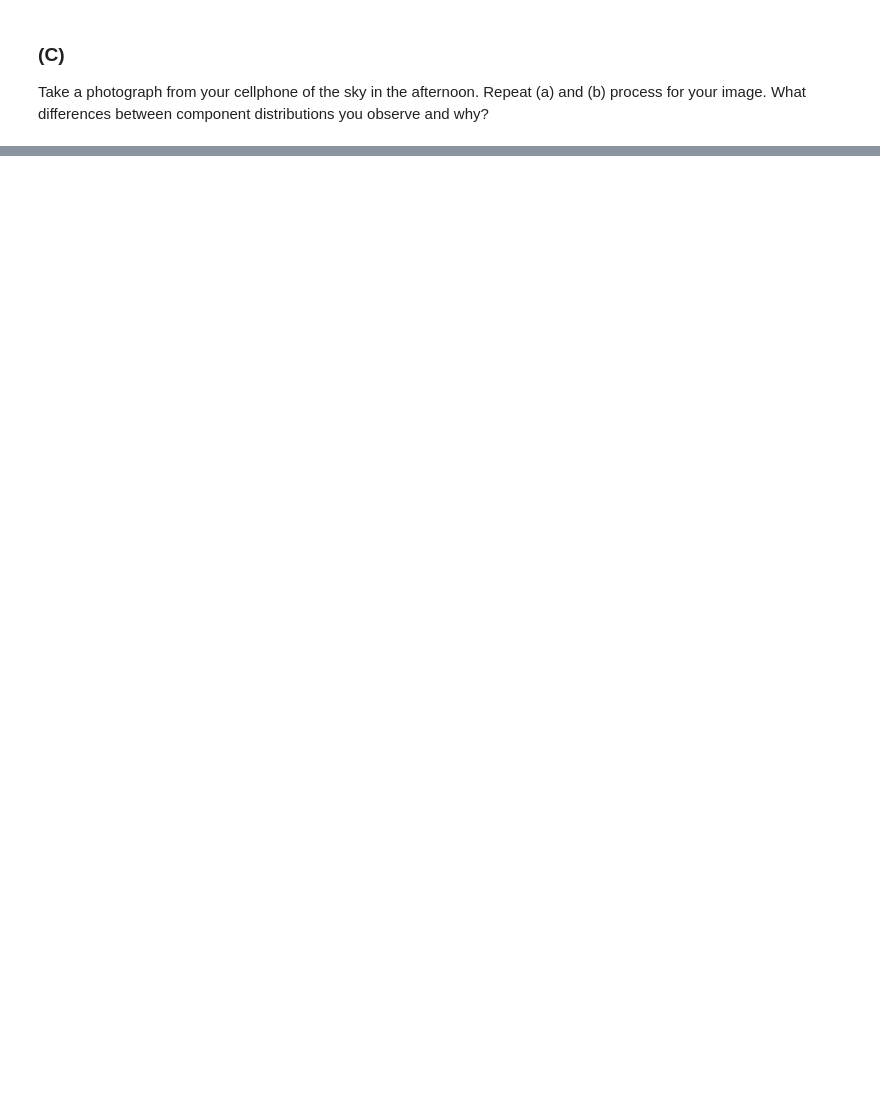
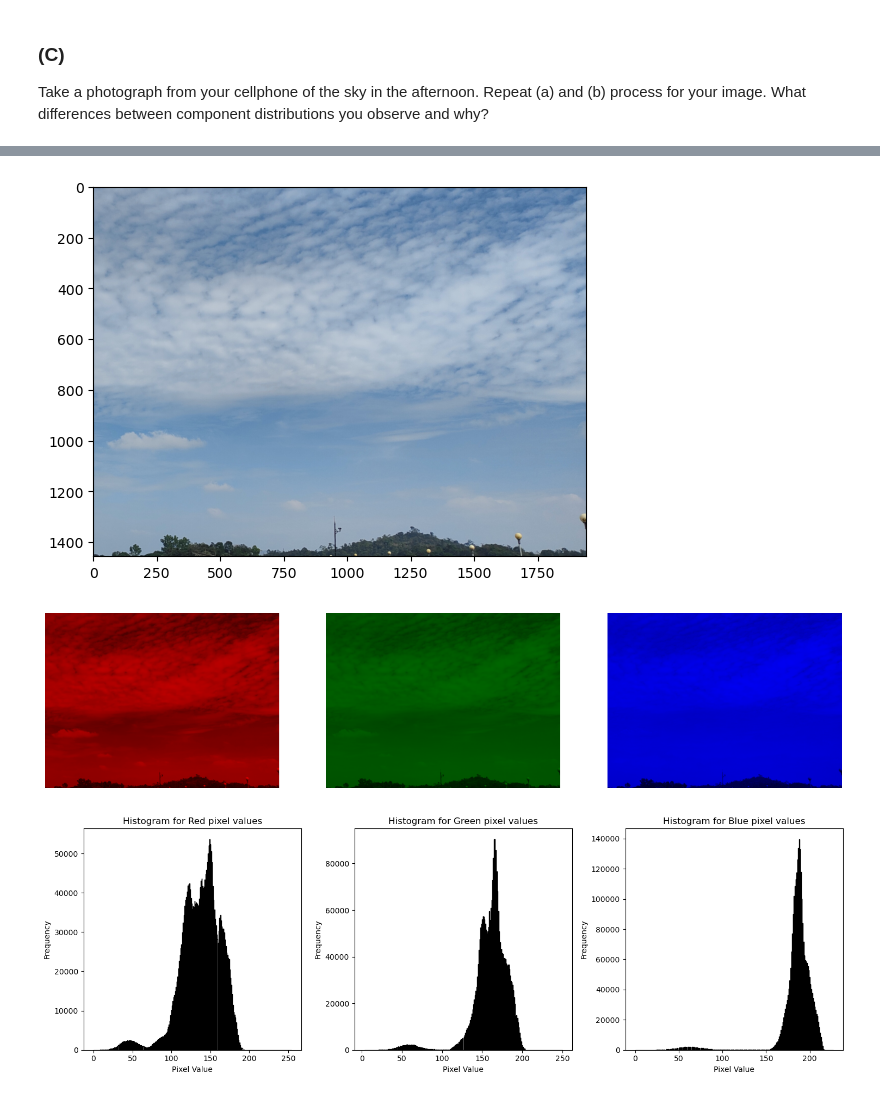
Before and after one commit to ashwin-r-k/IITK_notebooks, a Jupyter notebook: SPA631M Statistics/HW1.ipynb, the cells around one changed output, grey strips where cells are left out. Cells and saved outputs as stored; diff of their text form; code cells hidden in the pictures; blank space fills up the shorter version.

```diff
--- a/SPA631M Statistics/HW1.ipynb
+++ b/SPA631M Statistics/HW1.ipynb
@@ -344,0 +214,45 @@ plt.show()
+# %%
+
+
+im = Image.open('noon_sky.jpg') # Read the image
+image = np.array (im, dtype=np.float32) # Convert the image object into data array
+plt.imshow(im)
+
+Red = image[:,:,0]
+Green = image[:,:,1]
+Blue = image[:,:,2]
+
+Images = [Red,Green,Blue]
+cmaps = [red_cmap,green_cmap,blue_cmap]
+name = ["Red","Green","Blue"]
+
+fig, axes = plt.subplots(1, 3, figsize=(15, 5))
+for i in range(0,3):
+    axes[i].imshow(Images[i], cmap=cmaps[i])
+    axes[i].axis('off')
+plt.show()
+
+fig, axes = plt.subplots(1, 3, figsize=(15, 5))
+
+for i in range(3):
+    image_data = Images[i]
+    mean = np.mean(image_data)
+    std = np.std(image_data)
+    var = np.var(image_data)
+    median = np.median(image_data)
+    rms = np.sqrt(np.mean(np.square(image_data)))
+    RMS = np.sqrt(np.square(np.mean(image_data)) + np.var(image_data))
+
+    # Seting bin 500 as to not bin the data.
+    axes[i].hist(image_data.ravel(), bins=500, histtype='step', color='black')
+    #axes[i].set_yscale("log")
+    axes[i].set_title(f"Histogram for {name[i]} pixel values")
+    axes[i].set_xlabel("Pixel Value")
+    axes[i].set_ylabel("Frequency")
+
+plt.tight_layout()
+plt.show()
+# %% [output]
+[figure, added]
+[figure, added]
+[figure, added]
```
Also changed, not shown: parts of 12 cells of this notebook, 2 other files.
